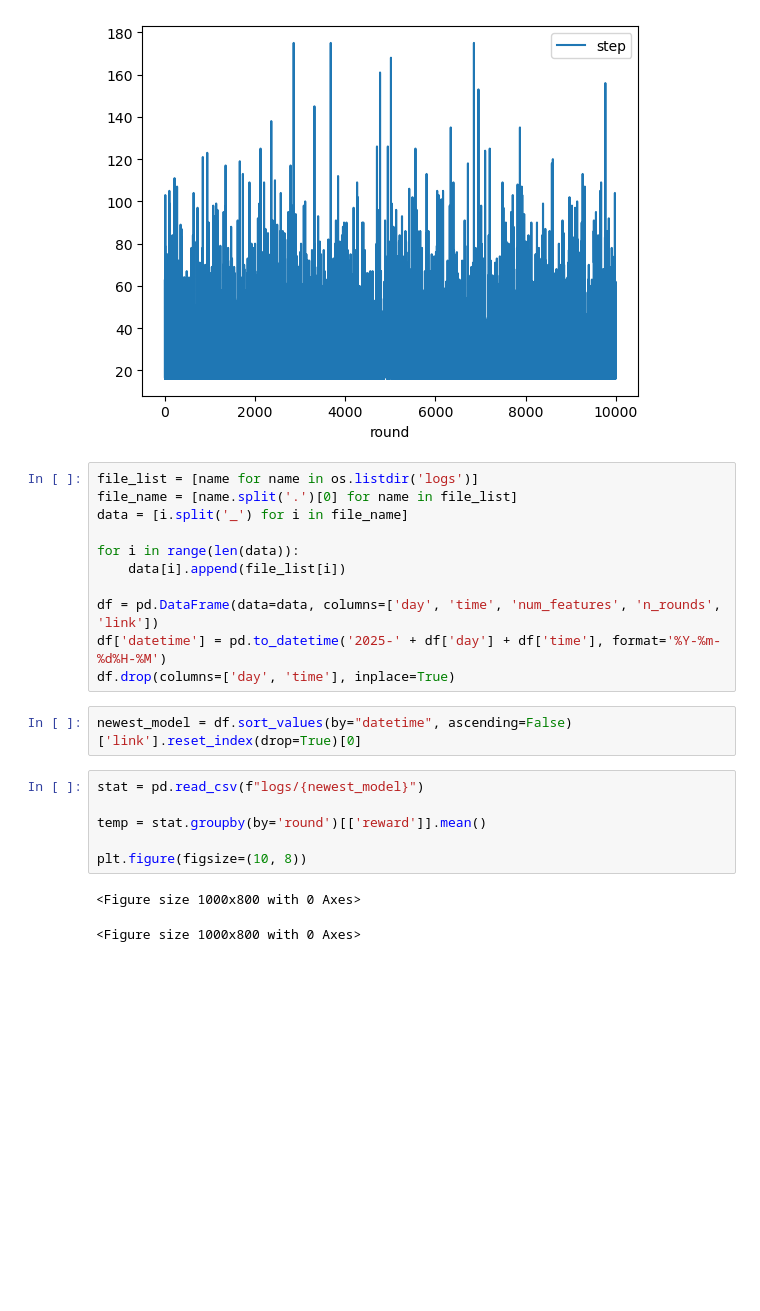
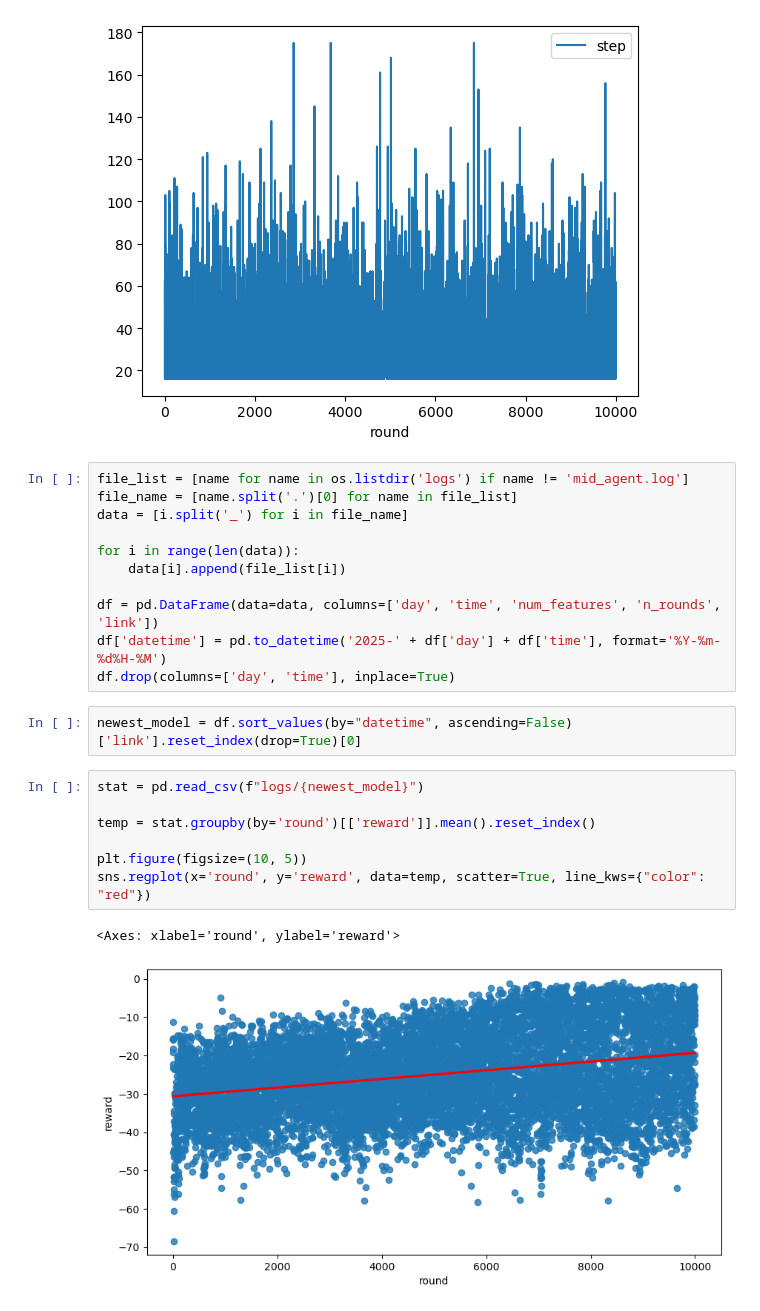
Before and after one commit to thisishiu/Reinforcement-learning-Boomberman, a Jupyter notebook: agent_code/mid_agent/ana.ipynb, the cells around one changed output. Saved outputs shown, nothing was run; the diff lists cells and outputs as text; blank space fills up the shorter version.

```diff
--- a/agent_code/mid_agent/ana.ipynb
+++ b/agent_code/mid_agent/ana.ipynb
@@ -54,7 +54,7 @@ df.groupby(by='round')[['step']].count().plot()
 <Axes: xlabel='round'>
 [figure]
 # %%
-file_list = [name for name in os.listdir('logs')]
+file_list = [name for name in os.listdir('logs') if name != 'mid_agent.log']
 file_name = [name.split('.')[0] for name in file_list]
 data = [i.split('_') for i in file_name]
 
@@ -69,9 +69,10 @@ newest_model = df.sort_values(by="datetime", ascending=False)['link'].reset_inde
 # %%
 stat = pd.read_csv(f"logs/{newest_model}")
 
-temp = stat.groupby(by='round')[['reward']].mean()
+temp = stat.groupby(by='round')[['reward']].mean().reset_index()
 
-plt.figure(figsize=(10, 8))
+plt.figure(figsize=(10, 5))
+sns.regplot(x='round', y='reward', data=temp, scatter=True, line_kws={"color": "red"})
 # %% [output]
-<Figure size 1000x800 with 0 Axes>
+<Axes: xlabel='round', ylabel='reward'>
-<Figure size 1000x800 with 0 Axes>
+[figure, added]
```
Also changed, not shown: parts of 1 cell of this notebook, 18 other files.
